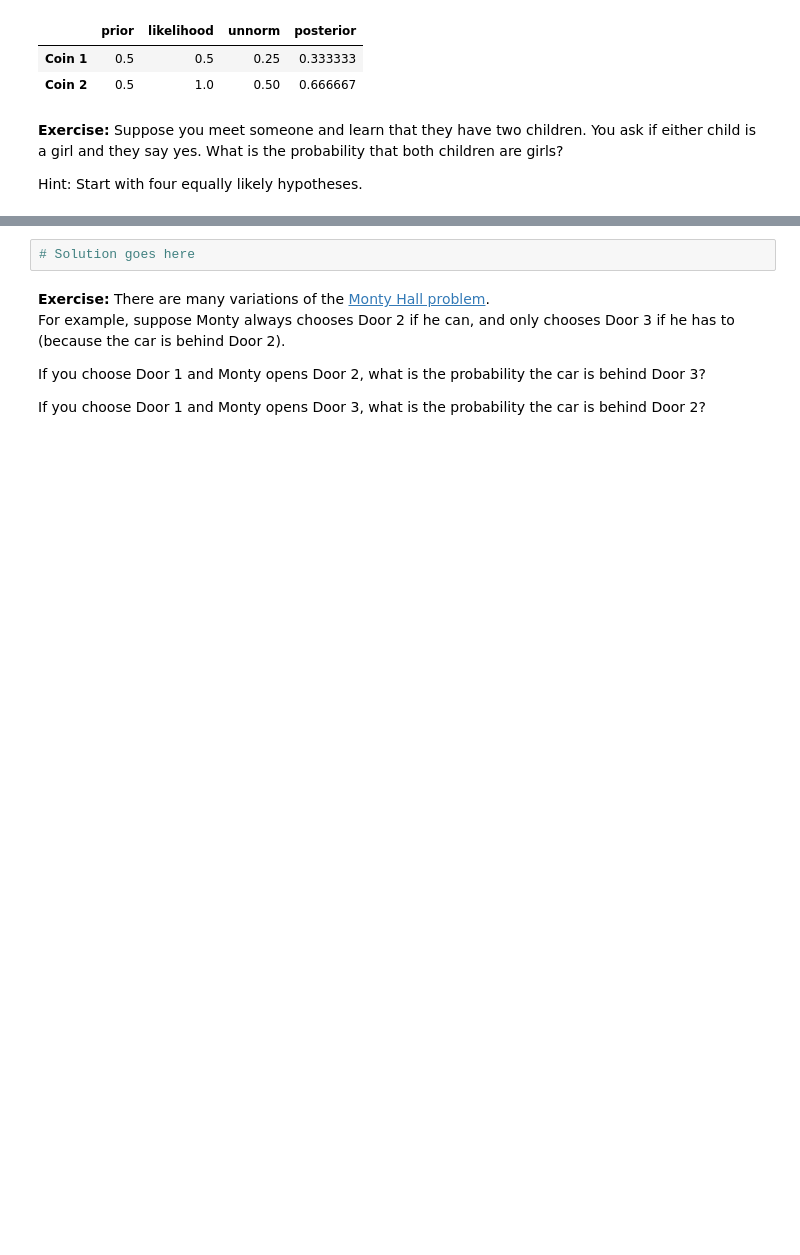
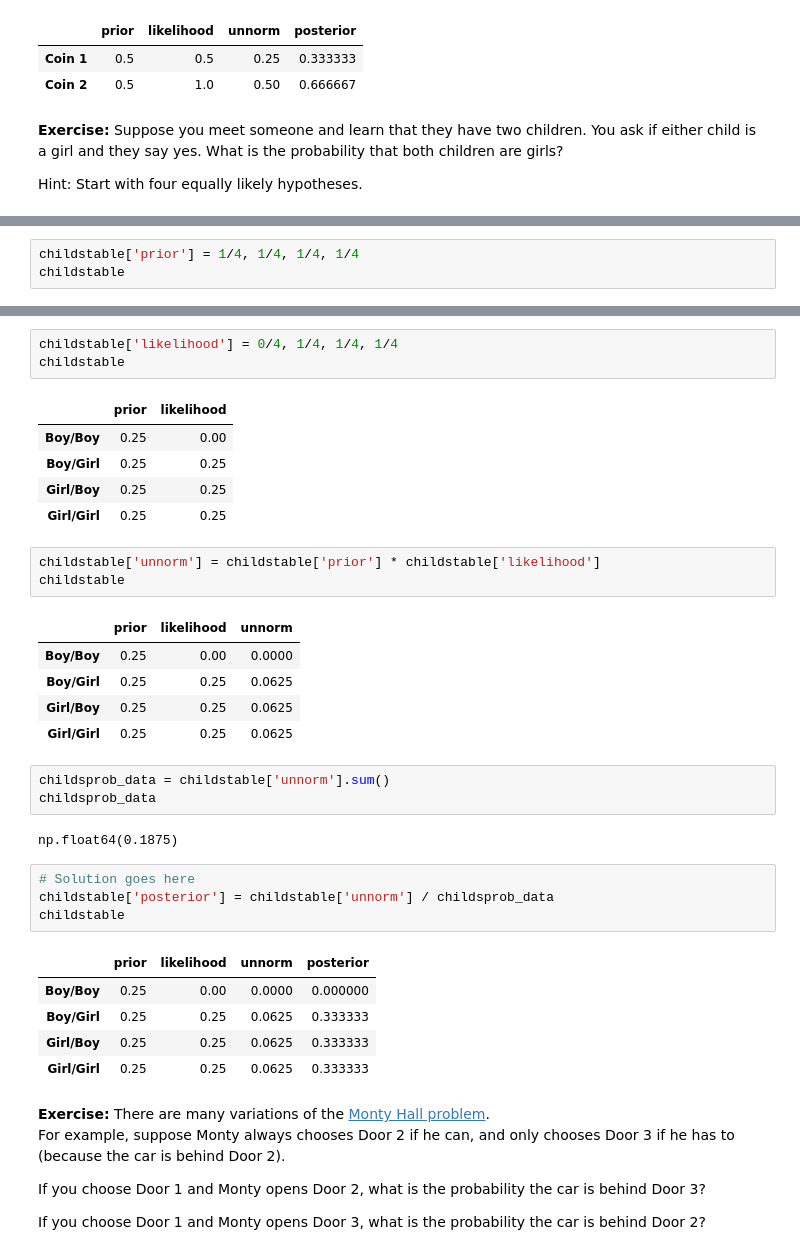
Before and after one commit to sullivankyle06/inference-and-causality-week1, a Jupyter notebook: notebooks/2_InferenceAndCausality_Week1_BayesTheorem.ipynb.ipynb, the cells around one changed output, grey strips where cells are left out. Cells and saved outputs as stored; diff of their text form; blank space fills up the shorter version.

```diff
--- a/notebooks/2_InferenceAndCausality_Week1_BayesTheorem.ipynb.ipynb
+++ b/notebooks/2_InferenceAndCausality_Week1_BayesTheorem.ipynb.ipynb
@@ -353,0 +358,3 @@ Hint: Start with four equally likely hypotheses.
+# %%
+childstable['prior'] = 1/4, 1/4, 1/4, 1/4
+childstable
@@ -354,5 +367,36 @@ Hint: Start with four equally likely hypotheses.
+# %%
+childstable['likelihood'] = 0/4, 1/4, 1/4, 1/4
+childstable
+# %% [output]
+|  | prior | likelihood |
+| Boy/Boy | 0.25 | 0.00 |
+| Boy/Girl | 0.25 | 0.25 |
+| Girl/Boy | 0.25 | 0.25 |
+| Girl/Girl | 0.25 | 0.25 |
+# %%
+childstable['unnorm'] = childstable['prior'] * childstable['likelihood']
+childstable
+# %% [output]
+|  | prior | likelihood | unnorm |
+| Boy/Boy | 0.25 | 0.00 | 0.0000 |
+| Boy/Girl | 0.25 | 0.25 | 0.0625 |
+| Girl/Boy | 0.25 | 0.25 | 0.0625 |
+| Girl/Girl | 0.25 | 0.25 | 0.0625 |
+# %%
+childsprob_data = childstable['unnorm'].sum()
+childsprob_data
+# %% [output]
+np.float64(0.1875)
 # %%
 # Solution goes here
+childstable['posterior'] = childstable['unnorm'] / childsprob_data
+childstable
+# %% [output]
+|  | prior | likelihood | unnorm | posterior |
+| Boy/Boy | 0.25 | 0.00 | 0.0000 | 0.000000 |
+| Boy/Girl | 0.25 | 0.25 | 0.0625 | 0.333333 |
+| Girl/Boy | 0.25 | 0.25 | 0.0625 | 0.333333 |
+| Girl/Girl | 0.25 | 0.25 | 0.0625 | 0.333333 |
 # %% [markdown]
 **Exercise:** There are many variations of the [Monty Hall problem](https://en.wikipedia.org/wiki/Monty_Hall_problem).
 For example, suppose Monty always chooses Door 2 if he can, and
```
Also changed, not shown: parts of 8 cells of this notebook.
